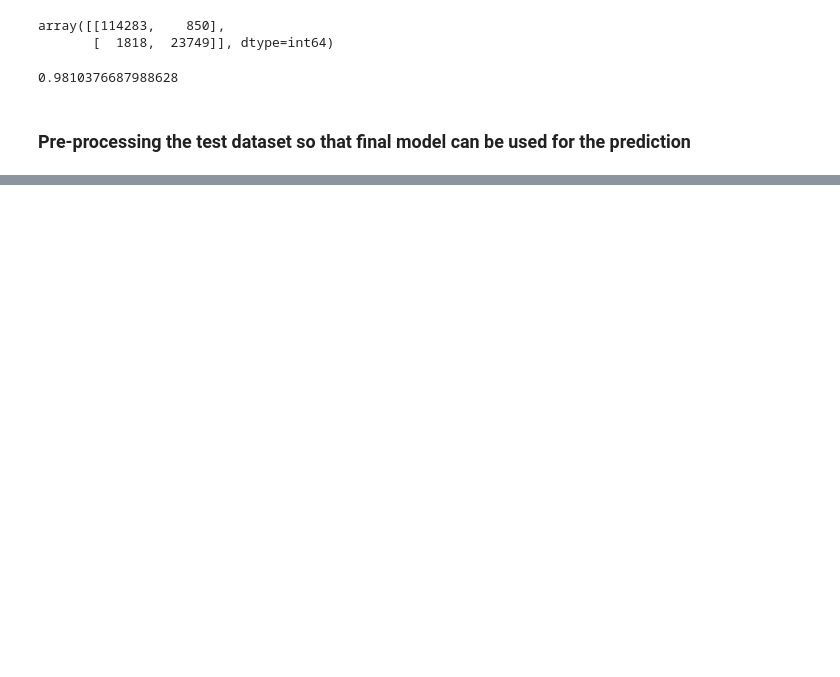
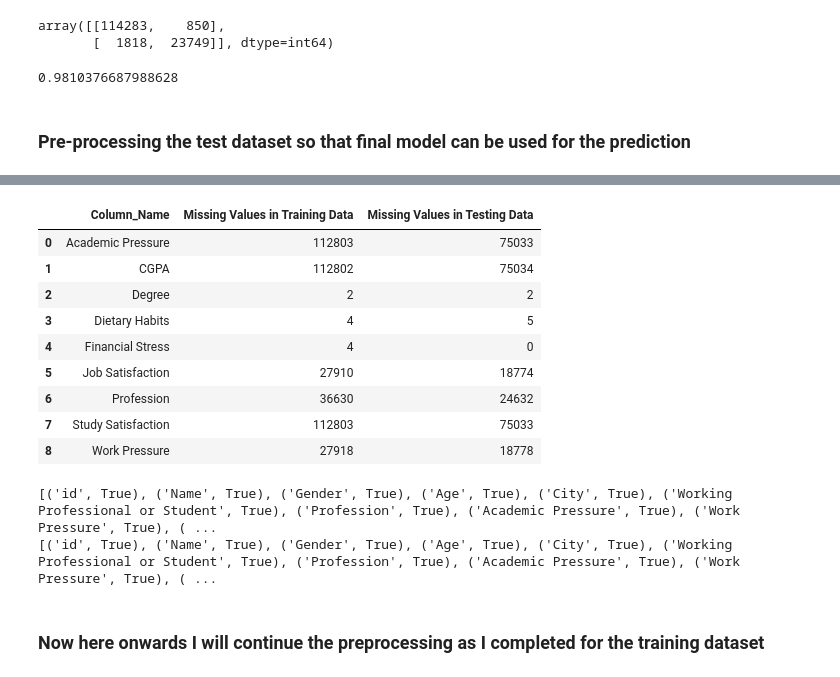
Before and after one commit to 1Anand1/Kaggle_Playground_Series_Season_4_Episode_11_Exploring_Mental_Health_Data, a Jupyter notebook: exploring_mental_health_data.ipynb, the cells around one changed output, grey strips where cells are left out. Drawn from its saved outputs; the diff is of its cells as text; code cells hidden in the pictures; blank space fills up the shorter version.

Commit message:
Enhanced the missing_value_comparae_train_test function.

```diff
--- a/exploring_mental_health_data.ipynb
+++ b/exploring_mental_health_data.ipynb
@@ -116,7 +117,8 @@ low_missing_values
  ('Financial Stress', dtype('O'))]
 # %%
 # Imputing the missing values in the columns (with low missing values) and which are categorical in nature by using mode
-for each_col,data_type in low_missing_values:
+very_low_missing_values=low_missing_values.copy()
+for each_col,data_type in very_low_missing_values:
   df_train[each_col]=df_train[each_col].fillna(df_train[each_col].mode()[0])
   df_train[each_col]=df_train[each_col].astype(object)
 # %%
@@ -873,0 +848,52 @@ df
+# %%
+# I decided to check the missing the values in test dataset and training dataset, to confirm if I can use the same strategy of missing value imputation on test data set as I used it on the train dataset
+def missing_value_comparae_train_test(train_data:pd.DataFrame,test_data:pd.DataFrame)->pd.DataFrame:
+  """
+  Comparing the missing values in the training and testing dataset for the common columns.
+
+  Args :
+  train_data : Training Dataset
+  test_data : Testing Dataset
+
+  Returns:
+
+  A Data Frame showing the common columns along with their missing values
+
+  """
+
+  # Checking if the common columns are available in the train and test dataset
+  common_columns=sorted(set(train_data.columns).intersection(set(test_data.columns)))
+
+  # Initiating missing values dictionary
+  missing_value_dict=defaultdict(list)
+
+  # Now iterating through each column
+  for each_col in common_columns:
+
+    # Extracting the required missing values for train and test
+    train_missing=train_data[each_col].isnull().sum()
+    test_missing=test_data[each_col].isnull().sum()
+
+    # Checking if missing values are present
+    if train_missing!=0 or test_missing!=0:
+      missing_value_dict['Column_Name'].append(each_col)
+      missing_value_dict['Missing Values in Training Data'].append(train_missing)
+      missing_value_dict['Missing Values in Testing Data'].append(test_missing)
+
+  df=pd.DataFrame(missing_value_dict)
+
+  return df
+# %%
+# Checking the missing values in train & test data set
+missing_value_comparae_train_test(df_train_check,df_test)
+# %% [output]
+|  | Column_Name | Missing Values in Training Data | Missing Values in Testing Data |
+| 0 | Academic Pressure | 112803 | 75033 |
+| 1 | CGPA | 112802 | 75034 |
+| 2 | Degree | 2 | 2 |
+| 3 | Dietary Habits | 4 | 5 |
+| 4 | Financial Stress | 4 | 0 |
+| 5 | Job Satisfaction | 27910 | 18774 |
+| 6 | Profession | 36630 | 24632 |
+| 7 | Study Satisfaction | 112803 | 75033 |
+| 8 | Work Pressure | 27918 | 18778 |
@@ -873,0 +909,9 @@ df
+# %%
+#Checking the number of columns --> It is confirmed that only Depression column is missing in the Test Dataset
+print(column_train_checker)
+print(column_test_checker)
+# %% [output]
+[('id', True), ('Name', True), ('Gender', True), ('Age', True), ('City', True), ('Working Professional or Student', True), ('Profession', True), ('Academic Pressure', True), ('Work Pressure', True), ( ...
+[('id', True), ('Name', True), ('Gender', True), ('Age', True), ('City', True), ('Working Professional or Student', True), ('Profession', True), ('Academic Pressure', True), ('Work Pressure', True), ( ...
+# %% [markdown]
+### Now here onwards I will continue the preprocessing as I completed for the training dataset
```
Also changed, not shown: parts of 7 cells of this notebook, 3 other files.
